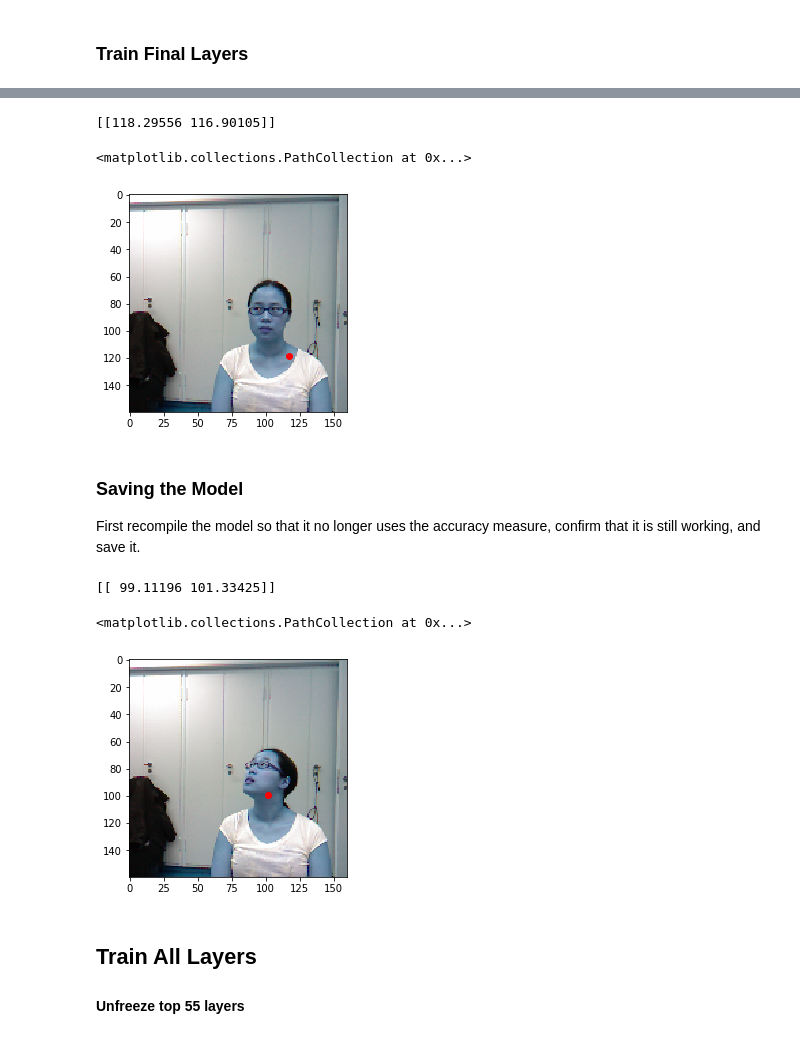
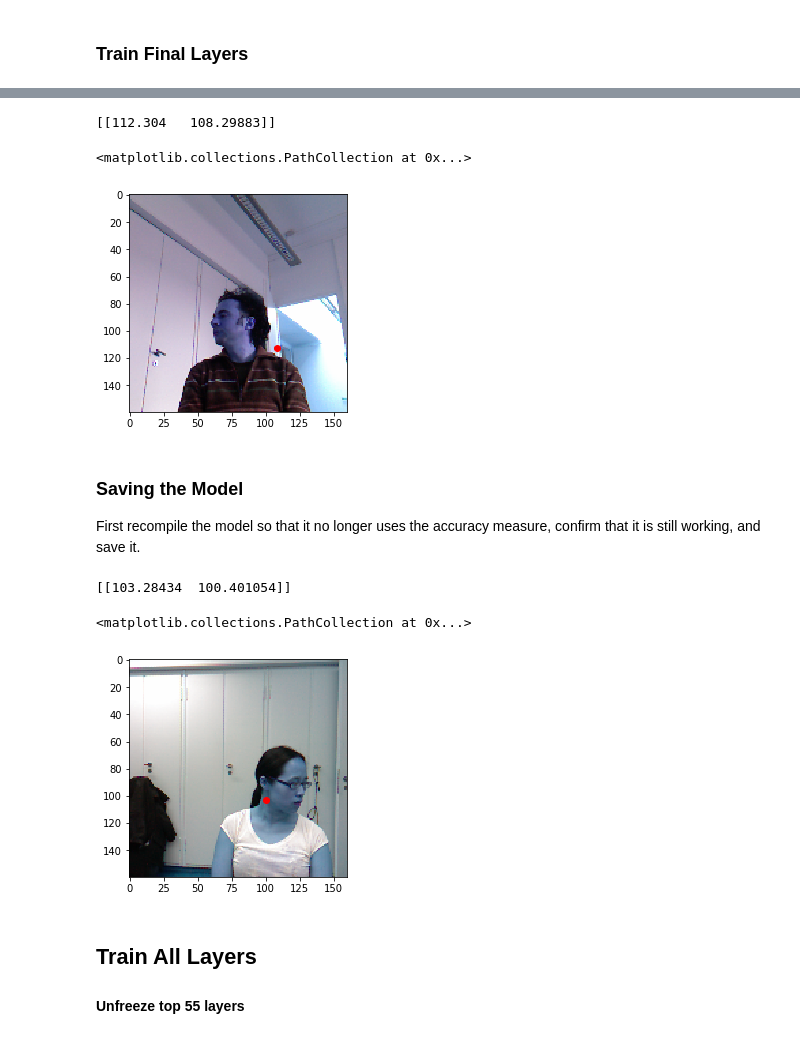
Before and after one commit to MatthewCalligaro/TheNoseArcade, a Jupyter notebook: neural-network/notebooks/vanilla_tf_keras_model.ipynb, the cells around one changed output, grey strips where cells are left out. Cells and saved outputs as stored; diff of their text form; code cells hidden in the pictures.

Commit message:
Train Unfrozen Network

```diff
--- a/neural-network/notebooks/vanilla_tf_keras_model.ipynb
+++ b/neural-network/notebooks/vanilla_tf_keras_model.ipynb
@@ -354,12 +356,12 @@ Epoch 1/1
 # %%
-ctr = model.predict(np.expand_dims(x_train[20], axis=0))
-plt.imshow(x_train[20])
+ctr = model.predict(np.expand_dims(data_train[500], axis=0))
+plt.imshow(data_train[500])
 print(ctr)
 plt.scatter([ctr[0][1]], [ctr[0][0]], c='r')
 # %% [output]
-[[118.29556 116.90105]]
+[[112.304   108.29883]]
 <matplotlib.collections.PathCollection at 0x...>
-[figure, old version]
+[figure, new version]
 # %% [markdown]
 ### Saving the Model
 First recompile the model so that it no longer uses the accuracy measure, confirm that it is still working, and save it.
@@ -368,13 +370,13 @@ model.compile(optimizer=tf.keras.optimizers.RMSprop(lr=0.0001),
               loss='mean_squared_error',
               metrics=[])
 # %%
-ctr = model.predict(np.expand_dims(x_train[70], axis=0))
-plt.imshow(x_train[70])
+ctr = model.predict(np.expand_dims(data_train[70], axis=0))
+plt.imshow(data_train[70])
 print(ctr)
 plt.scatter([ctr[0][1]], [ctr[0][0]], c='r')
 # %% [output]
-[[ 99.11196 101.33425]]
+[[103.28434  100.401054]]
 <matplotlib.collections.PathCollection at 0x...>
-[figure, old version]
+[figure, new version]
 # %%
 # Save the weights
```
Also changed, not shown: parts of 12 cells of this notebook.
